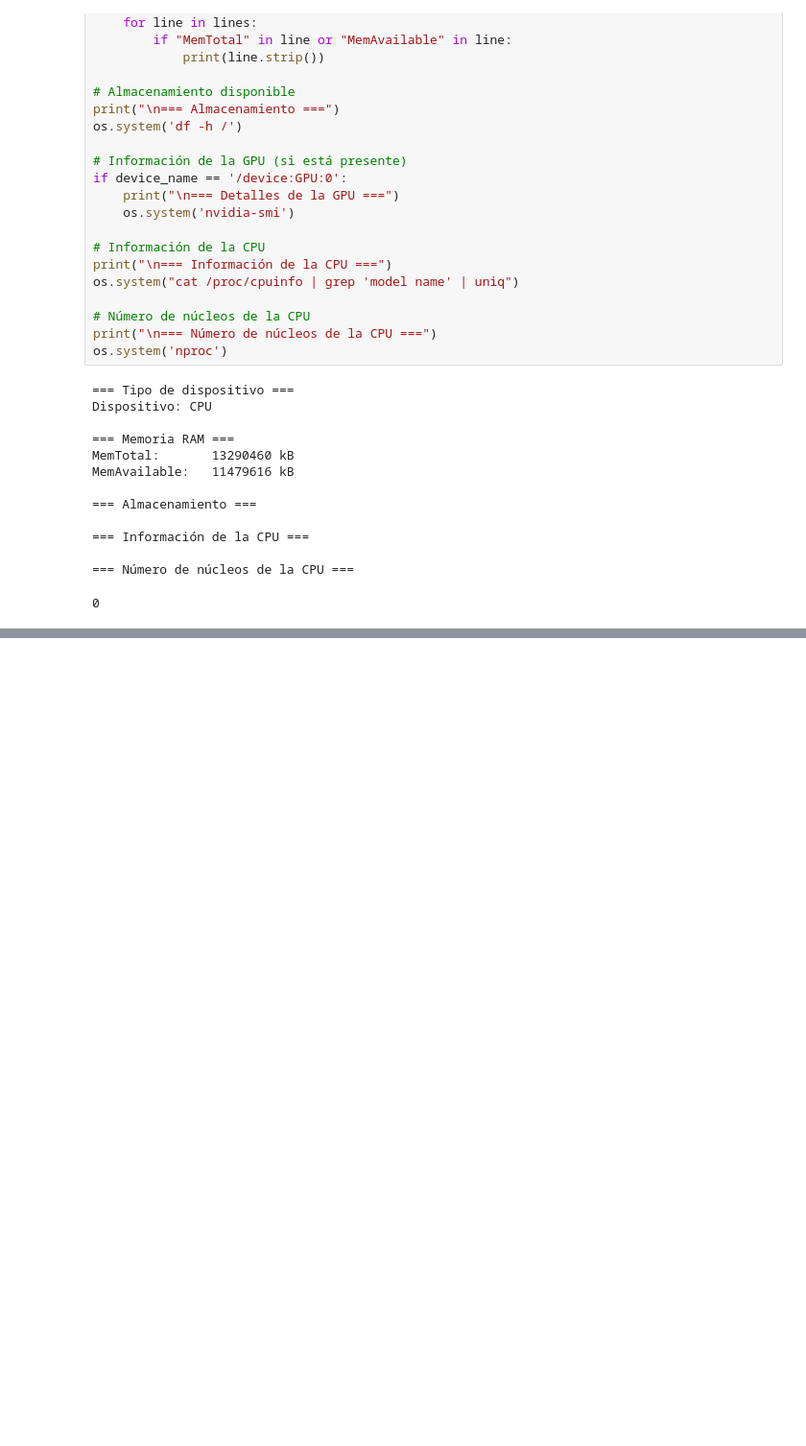
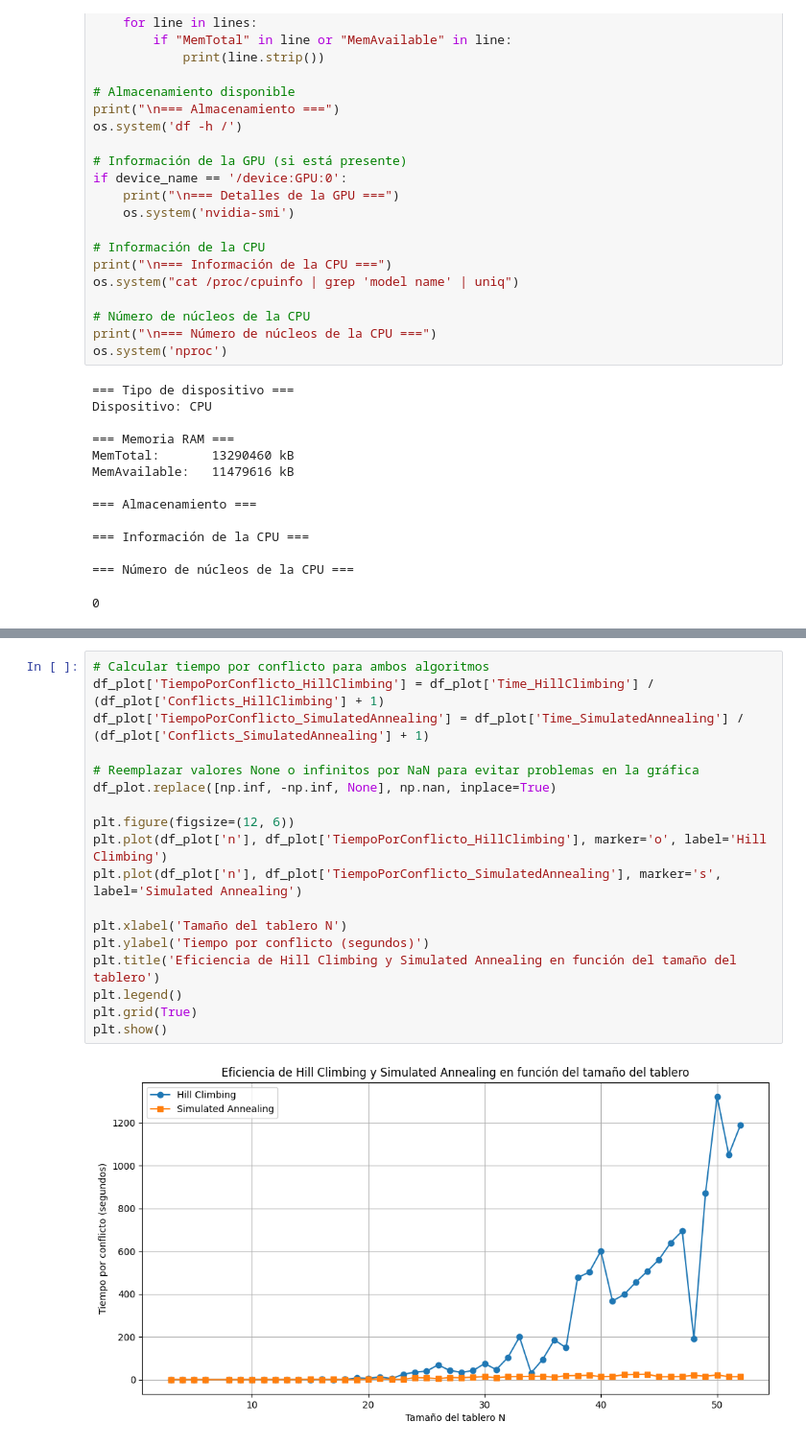
Before and after one commit to BrajanNieto/n-queens, a Jupyter notebook: IA_Fundamentals_NQueensProblem_BrajanNieto.ipynb, the cells around one changed output, grey strips where cells are left out. Shown at 96% size. Drawn from its saved outputs; the diff is of its cells as text; blank space fills up the shorter version.

```diff
--- a/IA_Fundamentals_NQueensProblem_BrajanNieto.ipynb
+++ b/IA_Fundamentals_NQueensProblem_BrajanNieto.ipynb
@@ -885,0 +929,20 @@ Solución encontrada en intento 1
+# %%
+# Calcular tiempo por conflicto para ambos algoritmos
+df_plot['TiempoPorConflicto_HillClimbing'] = df_plot['Time_HillClimbing'] / (df_plot['Conflicts_HillClimbing'] + 1)
+df_plot['TiempoPorConflicto_SimulatedAnnealing'] = df_plot['Time_SimulatedAnnealing'] / (df_plot['Conflicts_SimulatedAnnealing'] + 1)
+
+# Reemplazar valores None o infinitos por NaN para evitar problemas en la gráfica
+df_plot.replace([np.inf, -np.inf, None], np.nan, inplace=True)
+
+plt.figure(figsize=(12, 6))
+plt.plot(df_plot['n'], df_plot['TiempoPorConflicto_HillClimbing'], marker='o', label='Hill Climbing')
+plt.plot(df_plot['n'], df_plot['TiempoPorConflicto_SimulatedAnnealing'], marker='s', label='Simulated Annealing')
+
+plt.xlabel('Tamaño del tablero N')
+plt.ylabel('Tiempo por conflicto (segundos)')
+plt.title('Eficiencia de Hill Climbing y Simulated Annealing en función del tamaño del tablero')
+plt.legend()
+plt.grid(True)
+plt.show()
+# %% [output]
+[figure, added]
```
Also changed, not shown: parts of 5 cells of this notebook.
